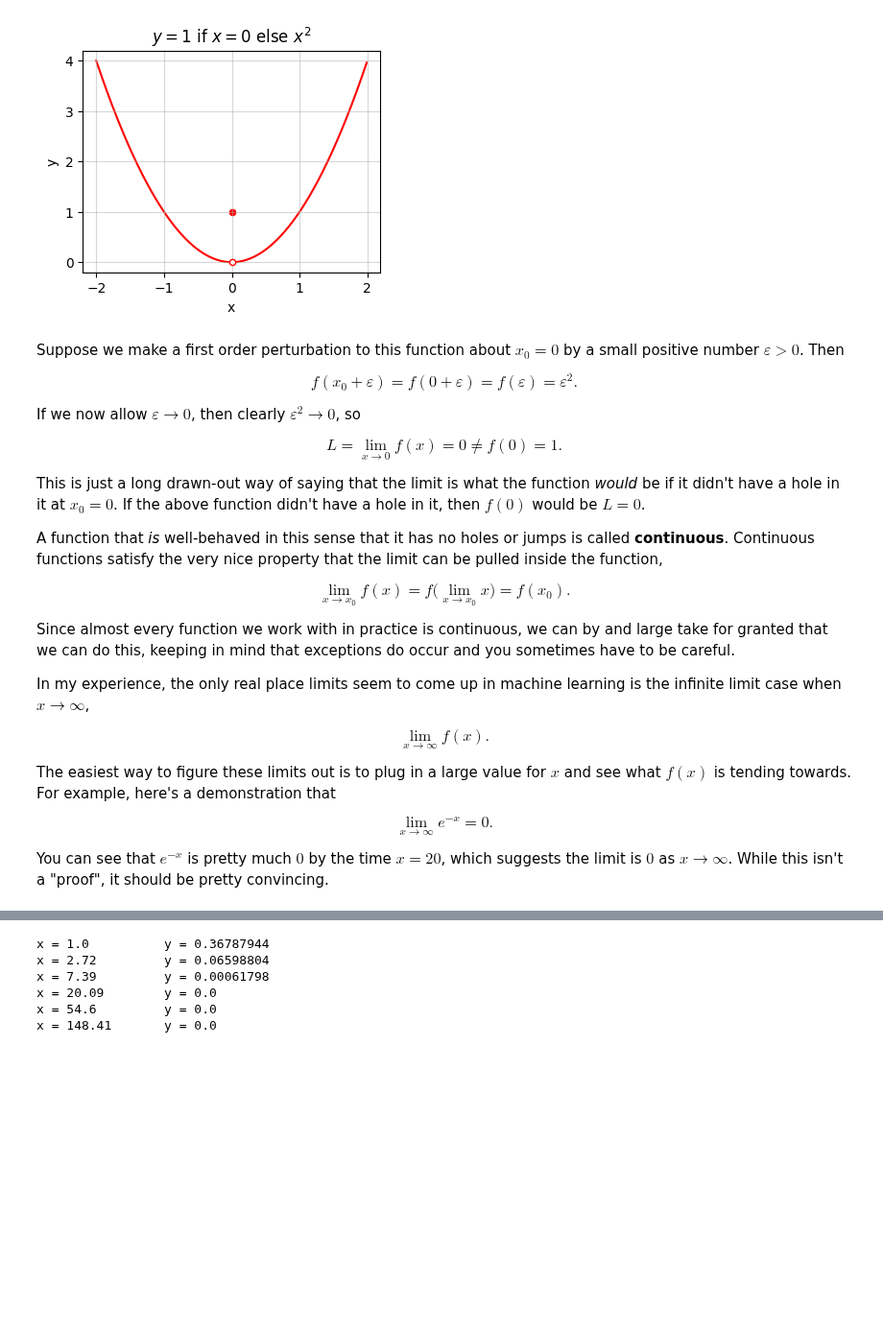
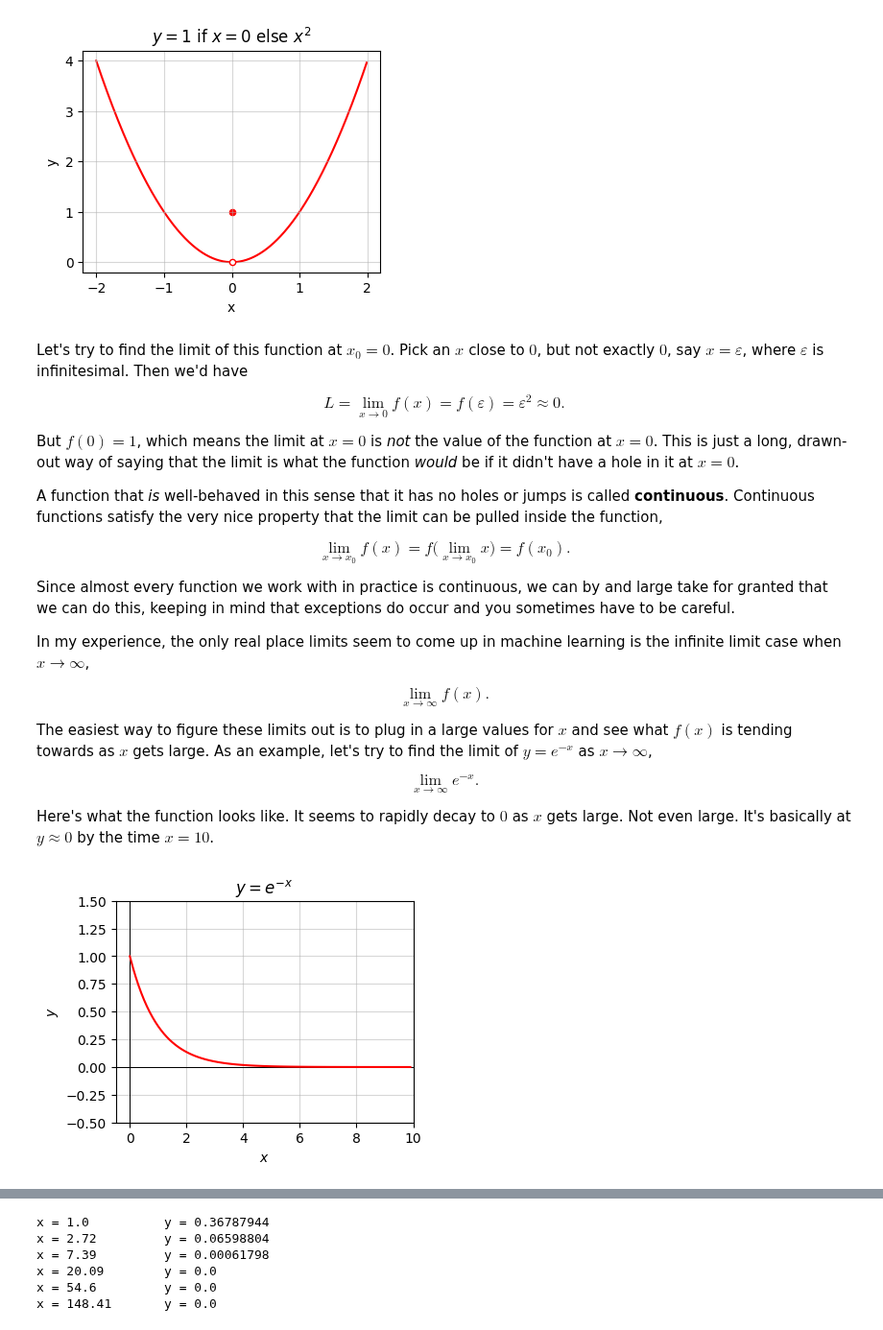
Before and after one commit to rkingery/ml-book, a Jupyter notebook: notebooks/basic-calculus.ipynb, the cells around one changed output, grey strips where cells are left out. Shown at 96% size. Cells and saved outputs as stored; diff of their text form; code cells hidden in the pictures; blank space fills up the shorter version.

```diff
--- a/notebooks/basic-calculus.ipynb
+++ b/notebooks/basic-calculus.ipynb
@@ -116,15 +114,11 @@ plt.show()
 # %% [output]
 [figure]
 # %% [markdown]
-Suppose we make a first order perturbation to this function about $x_0=0$ by a small positive number $\varepsilon > 0$. Then
+Let's try to find the limit of this function at $x_0=0$. Pick an $x$ close to $0$, but not exactly $0$, say $x=\varepsilon$, where $\varepsilon$ is infinitesimal. Then we'd have
 
-$$f(x_0+\varepsilon) = f(0 + \varepsilon) = f(\varepsilon) = \varepsilon^2.$$
+$$L = \lim_{x \rightarrow 0} f(x) = f(\varepsilon) = \varepsilon^2 \approx 0.$$
 
-If we now allow $\varepsilon \rightarrow 0$, then clearly $\varepsilon^2 \rightarrow 0$, so
-
-$$L = \lim_{x \rightarrow 0} f(x) = 0 \neq f(0) = 1.$$
-
-This is just a long drawn-out way of saying that the limit is what the function *would* be if it didn't have a hole in it at $x_0=0$. If the above function didn't have a hole in it, then $f(0)$ would be $L=0$.
+But $f(0) = 1$, which means the limit at $x=0$ is *not* the value of the function at $x=0$. This is just a long, drawn-out way of saying that the limit is what the function *would* be if it didn't have a hole in it at $x=0$.
 
 A function that *is* well-behaved in this sense that it has no holes or jumps is called **continuous**. Continuous functions satisfy the very nice property that the limit can be pulled inside the function,
 
@@ -136,8 +130,16 @@ In my experience, the only real place limits seem to come up in machine learning
 
 $$\lim_{x \rightarrow \infty} f(x).$$
 
-The easiest way to figure these limits out is to plug in a large value for $x$ and see what $f(x)$ is tending towards. For example, here's a demonstration that
+The easiest way to figure these limits out is to plug in a large values for $x$ and see what $f(x)$ is tending towards as $x$ gets large. As an example, let's try to find the limit of $y=e^{-x}$ as $x \rightarrow \infty$,
 
-$$\lim_{x \rightarrow \infty} e^{-x} = 0.$$
+$$\lim_{x \rightarrow \infty} e^{-x}.$$
 
-You can see that $e^{-x}$ is pretty much $0$ by the time $x=20$, which suggests the limit is $0$ as $x \rightarrow \infty$. While this isn't a "proof", it should be pretty convincing.
+Here's what the function looks like. It seems to rapidly decay to $0$ as $x$ gets large. Not even large. It's basically at $y \approx 0$ by the time $x=10$.
+# %%
+#| fig-align: center
+#| code-fold: true
+x = np.arange(0, 10, 0.1)
+f = lambda x:  np.exp(-x)
+plot_function(x, f, xlim=(-0.5, 10), ylim=(-0.5, 1.5), ticks_every=None, title='$y=e^{-x}$')
+# %% [output]
+[figure, added]
```
Also changed, not shown: parts of 19 cells of this notebook, 18 other files.
